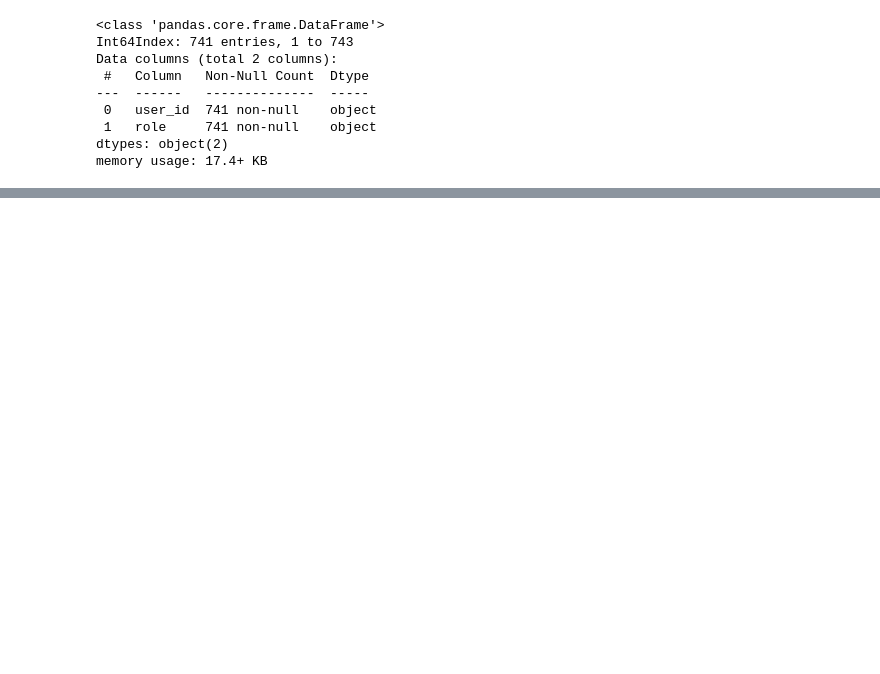
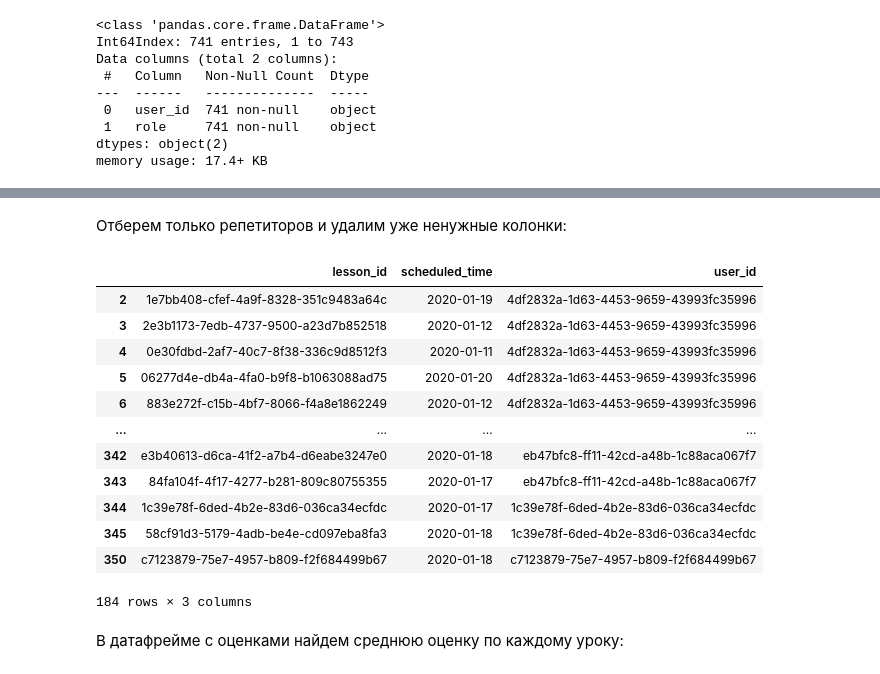
Before and after one commit to LawrenceGrigoryan/Tetrika-School, a Jupyter notebook: Tetrika Test Tasks.ipynb, the cells around one changed output, grey strips where cells are left out. Saved outputs shown, nothing was run; the diff lists cells and outputs as text; code cells hidden in the pictures; blank space fills up the shorter version.

```diff
--- a/Tetrika Test Tasks.ipynb
+++ b/Tetrika Test Tasks.ipynb
@@ -573,3 +600,0 @@ merged
-# %%
-merged = merged.merge(quality, on='lesson_id', how='inner')
-merged
@@ -649,0 +601,22 @@ AttributeError: 'Series' object has no attribute 'scheduled_time'
+# %% [markdown]
+Отберем только репетиторов и удалим уже ненужные колонки:
+# %%
+merged = merged[merged.role == 'tutor'].drop(['event_id', 'subject',
+                                              'role'], axis=1)
+merged
+# %% [output]
+|  | lesson_id | scheduled_time | user_id |
+| 2 | 1e7bb408-cfef-4a9f-8328-351c9483a64c | 2020-01-19 | 4df2832a-1d63-4453-9659-43993fc35996 |
+| 3 | 2e3b1173-7edb-4737-9500-a23d7b852518 | 2020-01-12 | 4df2832a-1d63-4453-9659-43993fc35996 |
+| 4 | 0e30fdbd-2af7-40c7-8f38-336c9d8512f3 | 2020-01-11 | 4df2832a-1d63-4453-9659-43993fc35996 |
+| 5 | 06277d4e-db4a-4fa0-b9f8-b1063088ad75 | 2020-01-20 | 4df2832a-1d63-4453-9659-43993fc35996 |
+| 6 | 883e272f-c15b-4bf7-8066-f4a8e1862249 | 2020-01-12 | 4df2832a-1d63-4453-9659-43993fc35996 |
+| ... | ... | ... | ... |
+| 342 | e3b40613-d6ca-41f2-a7b4-d6eabe3247e0 | 2020-01-18 | eb47bfc8-ff11-42cd-a48b-1c88aca067f7 |
+| 343 | 84fa104f-4f17-4277-b281-809c80755355 | 2020-01-17 | eb47bfc8-ff11-42cd-a48b-1c88aca067f7 |
+| 344 | 1c39e78f-6ded-4b2e-83d6-036ca34ecfdc | 2020-01-17 | 1c39e78f-6ded-4b2e-83d6-036ca34ecfdc |
+| 345 | 58cf91d3-5179-4adb-be4e-cd097eba8fa3 | 2020-01-18 | 1c39e78f-6ded-4b2e-83d6-036ca34ecfdc |
+| 350 | c7123879-75e7-4957-b809-f2f684499b67 | 2020-01-18 | c7123879-75e7-4957-b809-f2f684499b67 |
+184 rows × 3 columns
+# %% [markdown]
+В датафрейме с оценками найдем среднюю оценку по каждому уроку:
```
Also changed, not shown: parts of 30 cells of this notebook.
